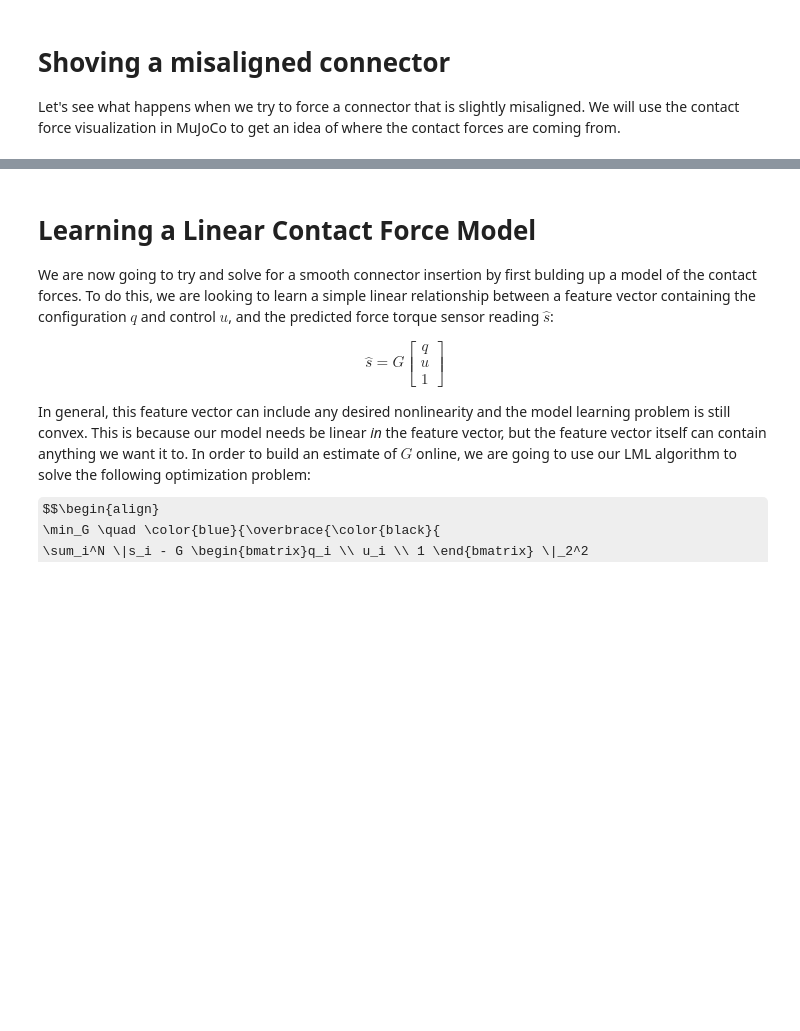
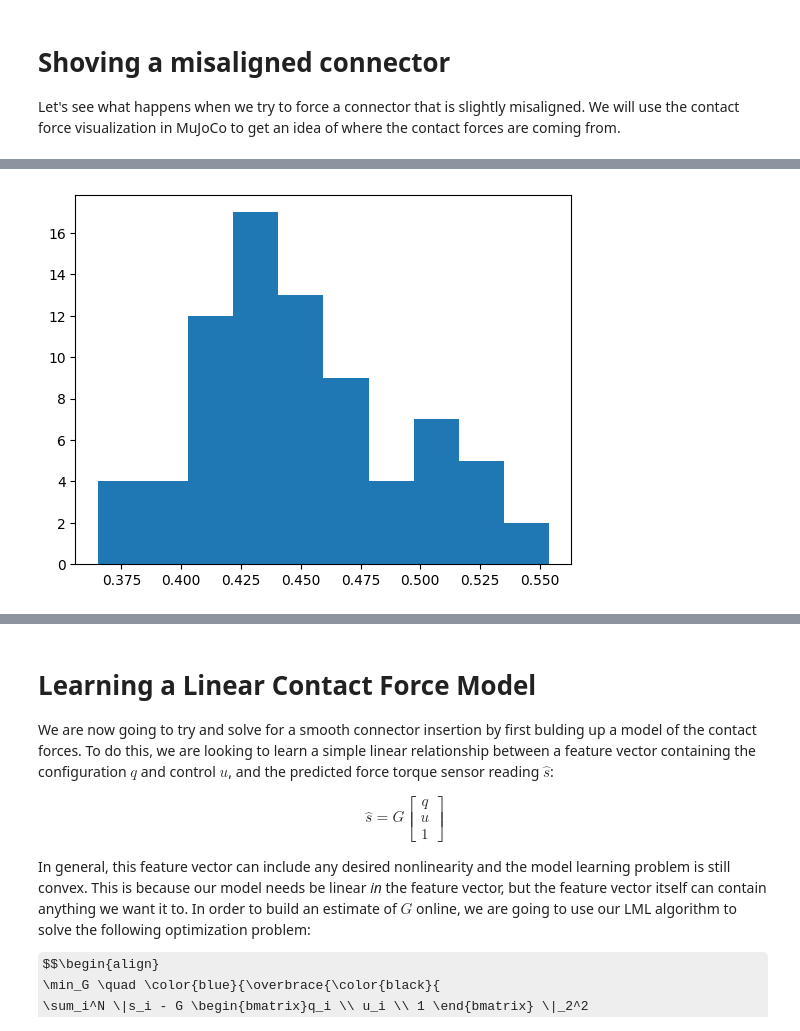
Before and after one commit to mass2010chromium/cs8803_project, a Jupyter notebook: notebook/plugging_6dof.ipynb, the cells around one changed output, grey strips where cells are left out. Saved outputs shown, nothing was run; the diff lists cells and outputs as text; code cells hidden in the pictures; some formulas as TeX source; blank space fills up the shorter version.

Commit message:
Somewhat working plugging in 6dof
kinda bad

```diff
--- a/notebook/tmp.ipynb
+++ b/notebook/plugging_6dof.ipynb
@@ -343,4 +386,0 @@ Wrapping the env in a DummyVecEnv.
-# %%
-learn_model._last_obs = None
-learn_model.learn(total_timesteps=1_000_000, reset_num_timesteps=False)
-learn_model.save("ppo_6dof_free_short")
@@ -364,0 +387,20 @@ learn_model.save("ppo_6dof_free_short")
+# %%
+n_checkpoints = 10
+for i in range(n_checkpoints):
+    fname = f"ppo_6dof_plugging_v3_{i}"
+
+    learn_model._last_obs = None
+    learn_model.learn(total_timesteps=2_000_000, reset_num_timesteps=False)
+    learn_model.save(fname)
+
+    #action_babying *= 0.9
+    #reset_noise += 0.02
+    #vel_babying *= 0.5
+    print(f"Saved checkpoint [{fname}], reloading")
+    print(f"Action={action_babying} noise={reset_noise}")
+    # env = PluggingEnv(xml, dataset, action_babying, reset_noise, vel_babying)
+    #learn_model = PPO.load(fname, env=env, device="cpu", verbose=2,
+    #                  batch_size=16, learning_rate=0.0001, gamma=0.999, normalize_advantage=True)
+    env = make_vec_env("DRL/PluggingEnv", n_envs=16, env_kwargs={'xml': xml, 'action_babying': action_babying, 'reset_noise': reset_noise, 'vel_babying': vel_babying})
+    learn_model = PPO.load(fname, env=env, device="cpu", verbose=2,
+                      batch_size=1024, learning_rate=0.00003, gamma=0.999, normalize_advantage=True)
@@ -364,0 +425,2 @@ learn_model.save("ppo_6dof_free_short")
+# %%
+osi_model = torch.load('OSI_Network_6DOF.pt', weights_only=False).to('cpu')
@@ -365 +490,12 @@ learn_model.save("ppo_6dof_free_short")
+# %%
+plt.figure()
+plt.hist(final_errs)
+
+import pickle
+with open("dataset.pkl", 'wb') as outfile:
+    pickle.dump(dataset, outfile)
+
+#del dataset
+# %% [output]
+[figure, added]
 # %%
```
Also changed, not shown: parts of 9 cells of this notebook, 1 other file.
